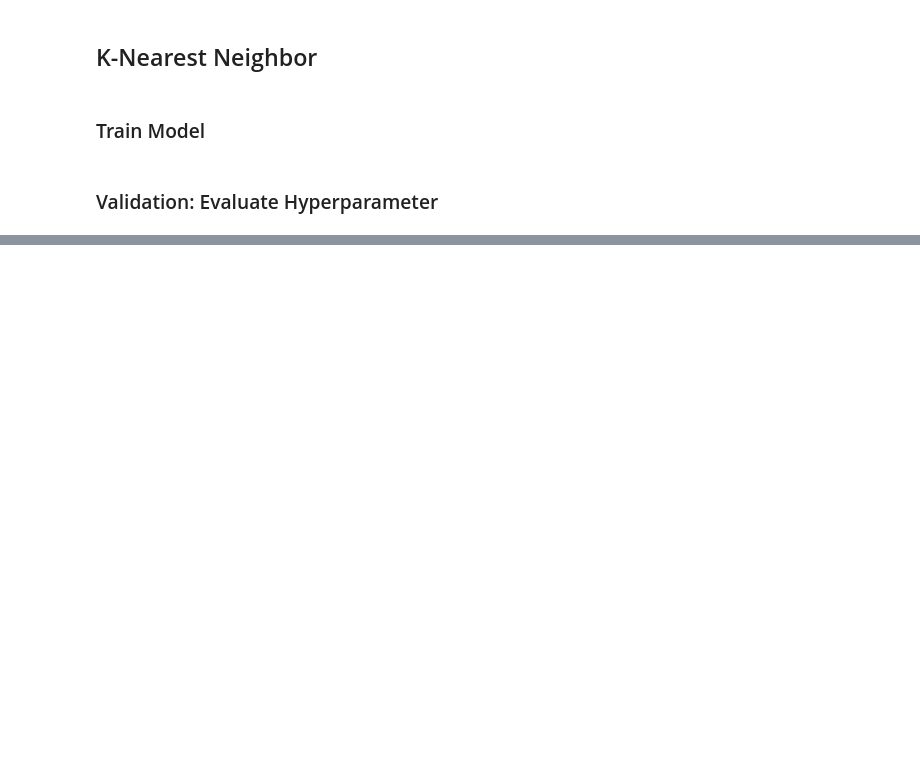
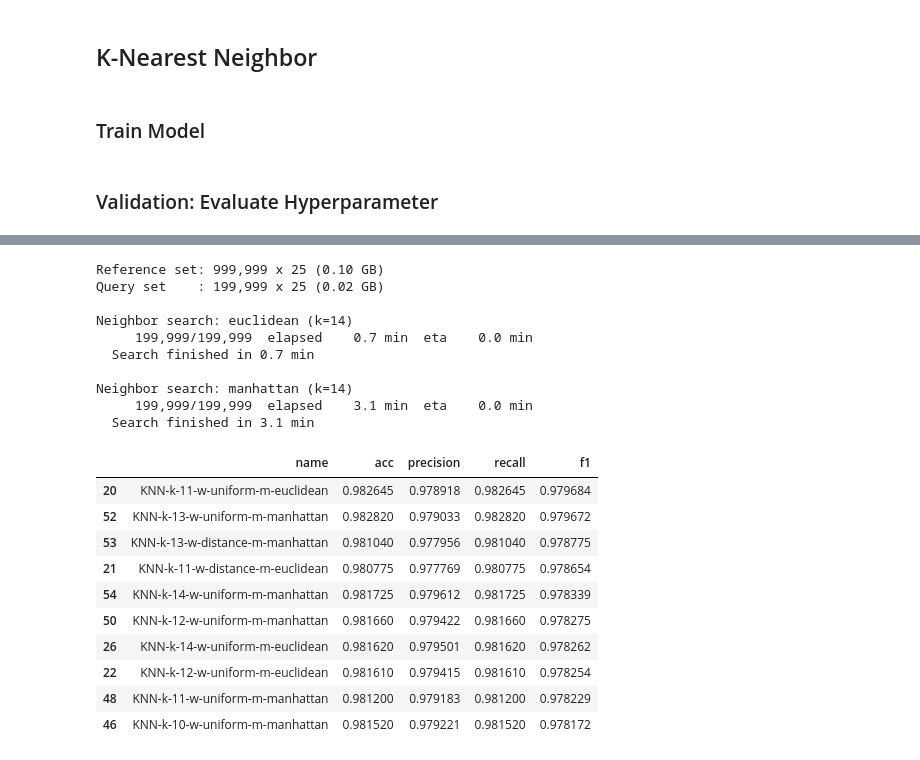
Before and after one commit to JoxNeis/ml-ids, a Jupyter notebook: mlids.ipynb, the cells around one changed output, grey strips where cells are left out. Drawn from its saved outputs; the diff is of its cells as text; code cells hidden in the pictures; blank space fills up the shorter version.

```diff
--- a/mlids.ipynb
+++ b/mlids.ipynb
@@ -971,7 +1261,7 @@ dev_y = get_polars_data_frame_without_label(PATH_FOLDER_SPLIT_LABEL,"dev")
 # %%
 list_k_neighbors = list(range(1, 15))
 list_weight = ["uniform", "distance"]
-list_metric = ["euclidean", "manhattan", "minkowski"]
+list_metric = ["euclidean", "manhattan"]
 # %%
 def get_knn_name(k_neighbors:int,weight,metric)-> str:
     return f"KNN-k-{k_neighbors}-w-{weight}-m-{metric}.pkl"
@@ -1045,2 +1287,0 @@ def evaluate_knn_models(dev_x, dev_y, source_folder_name: str) -> pd.DataFrame:
-# %%
-results = evaluate_knn_models(dev_x,dev_y,os.path.join(PATH_FOLDER_MODEL,"KNN"))
@@ -1046,0 +1344,24 @@ results = evaluate_knn_models(dev_x,dev_y,os.path.join(PATH_FOLDER_MODEL,"KNN"))
+# %%
+def _predict_from_neighbors(neigh_y_enc, neigh_dist, k, weight, n_classes):
+    """Majority / distance-weighted vote in a single np.bincount pass.
+
+    Flattens (row, class) into one index space so the whole vote is one pass,
+    instead of looping over every class and allocating a fresh (n_dev, k)
+    array per class.
+    """
+    yk = neigh_y_enc[:, :k]
+    n_rows = yk.shape[0]
+    flat_index = (np.arange(n_rows, dtype=np.int64)[:, None] * n_classes + yk).ravel()
+
+    if weight == "uniform":
+        counts = np.bincount(flat_index, minlength=n_rows * n_classes)
+    else:
+        with np.errstate(divide="ignore"):
+            w = 1.0 / neigh_dist[:, :k].astype(np.float64)
+        inf_mask = np.isinf(w)
+        inf_row = inf_mask.any(axis=1)
+        w[inf_row] = inf_mask[inf_row]
+        counts = np.bincount(flat_index, weights=w.ravel(),
+                             minlength=n_rows * n_classes)
+
+    return counts.reshape(n_rows, n_classes).argmax(axis=1)
@@ -1046,0 +1507,37 @@ results = evaluate_knn_models(dev_x,dev_y,os.path.join(PATH_FOLDER_MODEL,"KNN"))
+# %%
+results = evaluate_knn_grid(
+    train_x,
+    train_y,
+    dev_x,
+    dev_y,
+    list_k_neighbors,
+    list_weight,
+    list_metric,
+    train_subsample=KNN_TRAIN_SUBSAMPLE,
+    dev_subsample=KNN_DEV_SUBSAMPLE,
+    query_chunk=KNN_QUERY_CHUNK,
+    random_state=KNN_RANDOM_STATE,
+)
+results.sort_values("f1", ascending=False).head(10)
+# %% [output]
+Reference set: 999,999 x 25 (0.10 GB)
+Query set    : 199,999 x 25 (0.02 GB)
+
+Neighbor search: euclidean (k=14)
+     199,999/199,999  elapsed    0.7 min  eta    0.0 min
+  Search finished in 0.7 min
+
+Neighbor search: manhattan (k=14)
+     199,999/199,999  elapsed    3.1 min  eta    0.0 min
+  Search finished in 3.1 min
+|  | name | acc | precision | recall | f1 |
+| 20 | KNN-k-11-w-uniform-m-euclidean | 0.982645 | 0.978918 | 0.982645 | 0.979684 |
+| 52 | KNN-k-13-w-uniform-m-manhattan | 0.982820 | 0.979033 | 0.982820 | 0.979672 |
+| 53 | KNN-k-13-w-distance-m-manhattan | 0.981040 | 0.977956 | 0.981040 | 0.978775 |
+| 21 | KNN-k-11-w-distance-m-euclidean | 0.980775 | 0.977769 | 0.980775 | 0.978654 |
+| 54 | KNN-k-14-w-uniform-m-manhattan | 0.981725 | 0.979612 | 0.981725 | 0.978339 |
+| 50 | KNN-k-12-w-uniform-m-manhattan | 0.981660 | 0.979422 | 0.981660 | 0.978275 |
+| 26 | KNN-k-14-w-uniform-m-euclidean | 0.981620 | 0.979501 | 0.981620 | 0.978262 |
+| 22 | KNN-k-12-w-uniform-m-euclidean | 0.981610 | 0.979415 | 0.981610 | 0.978254 |
+| 48 | KNN-k-11-w-uniform-m-manhattan | 0.981200 | 0.979183 | 0.981200 | 0.978229 |
+| 46 | KNN-k-10-w-uniform-m-manhattan | 0.981520 | 0.979221 | 0.981520 | 0.978172 |
```
Also changed, not shown: parts of 50 cells of this notebook, 13 other files.
